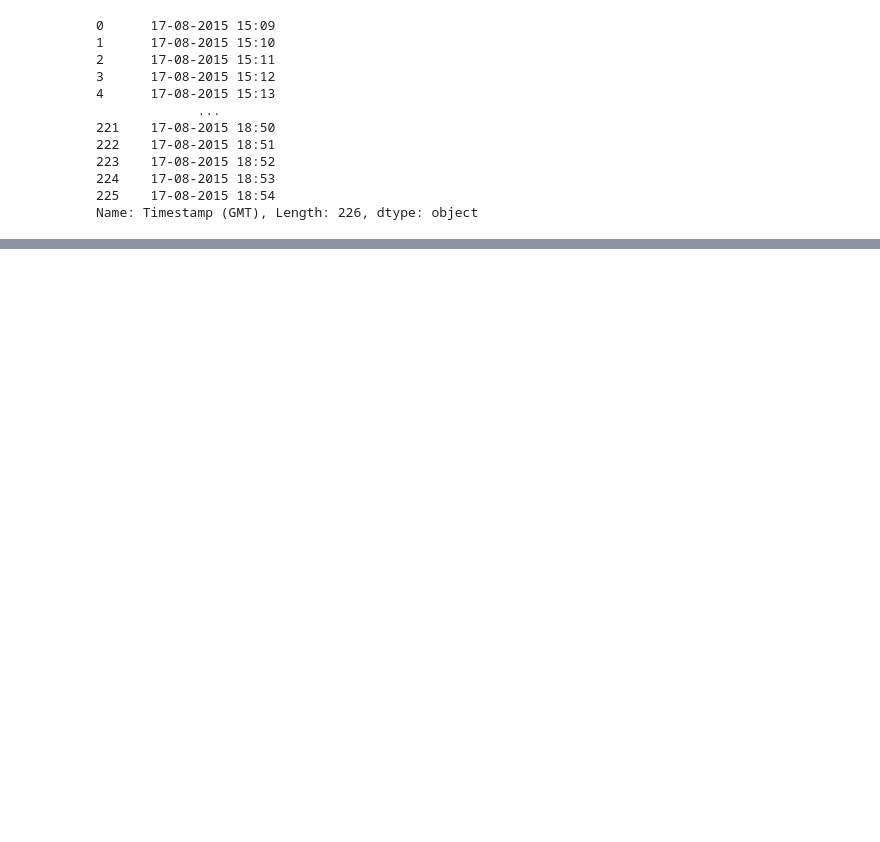
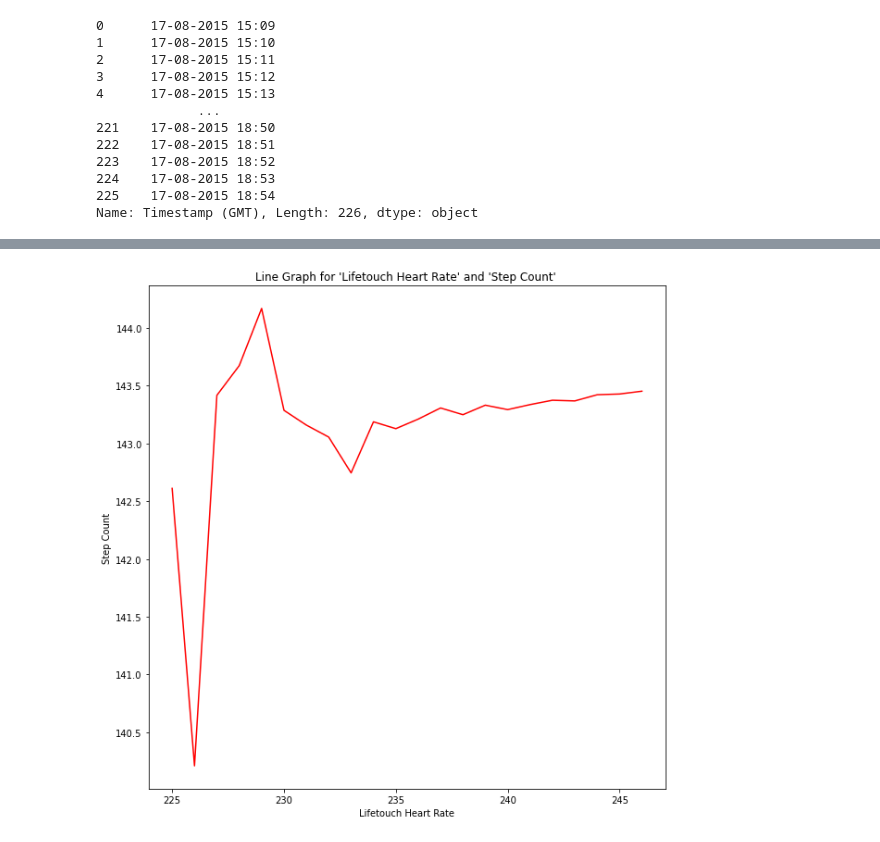
Before and after one commit to harishahamed26/PredictionOfHeartRate, a Jupyter notebook: HeartRatePrediction.ipynb, the cells around one changed output, grey strips where cells are left out. Saved outputs shown, nothing was run; the diff lists cells and outputs as text; code cells hidden in the pictures; blank space fills up the shorter version.

```diff
--- a/HeartRatePrediction.ipynb
+++ b/HeartRatePrediction.ipynb
@@ -137,2 +109,0 @@ df_HeartRate.corr()
-# %%
-df_HeartRate['Step_Count'] = list(range(0, len(df_HeartRate['Timestamp (GMT)'])))
@@ -195,9 +136,9 @@ train = df_HeartRate[:'2015-08-17 18:54:00']
 test = df_HeartRate['2015-08-17 18:55:00':]
 
 # Fit the ARMA model
-model = ARMA(train, order=(50,0,50))
+model = ARMA(train, order=(10,1,10))
 model_fit = model.fit()
 # %%
-
 # Predict the next quarter of 1961
-predictions = model_fit.predict(start='2015-08-17 18:55:00', end='2015-08-17 19:15:00')
+predictions = model_fit.predict(start='2015-08-17 18:54:00', end='2015-08-17 19:15:00')
+predictions
@@ -223,0 +163,3 @@ Freq: T, dtype: float64
+# %%
+Pred_HR = predictions.reset_index(drop=True).values
+Pred_HR_StepCount = list(range(max(Step_Count), max(Step_Count)+len(predictions)))
@@ -223,0 +179,5 @@ Freq: T, dtype: float64
+# %%
+
+Plot_TimeSeries(Pred_HR_StepCount, Pred_HR)
+# %% [output]
+[figure, added]
```
Also changed, not shown: parts of 34 cells of this notebook.
